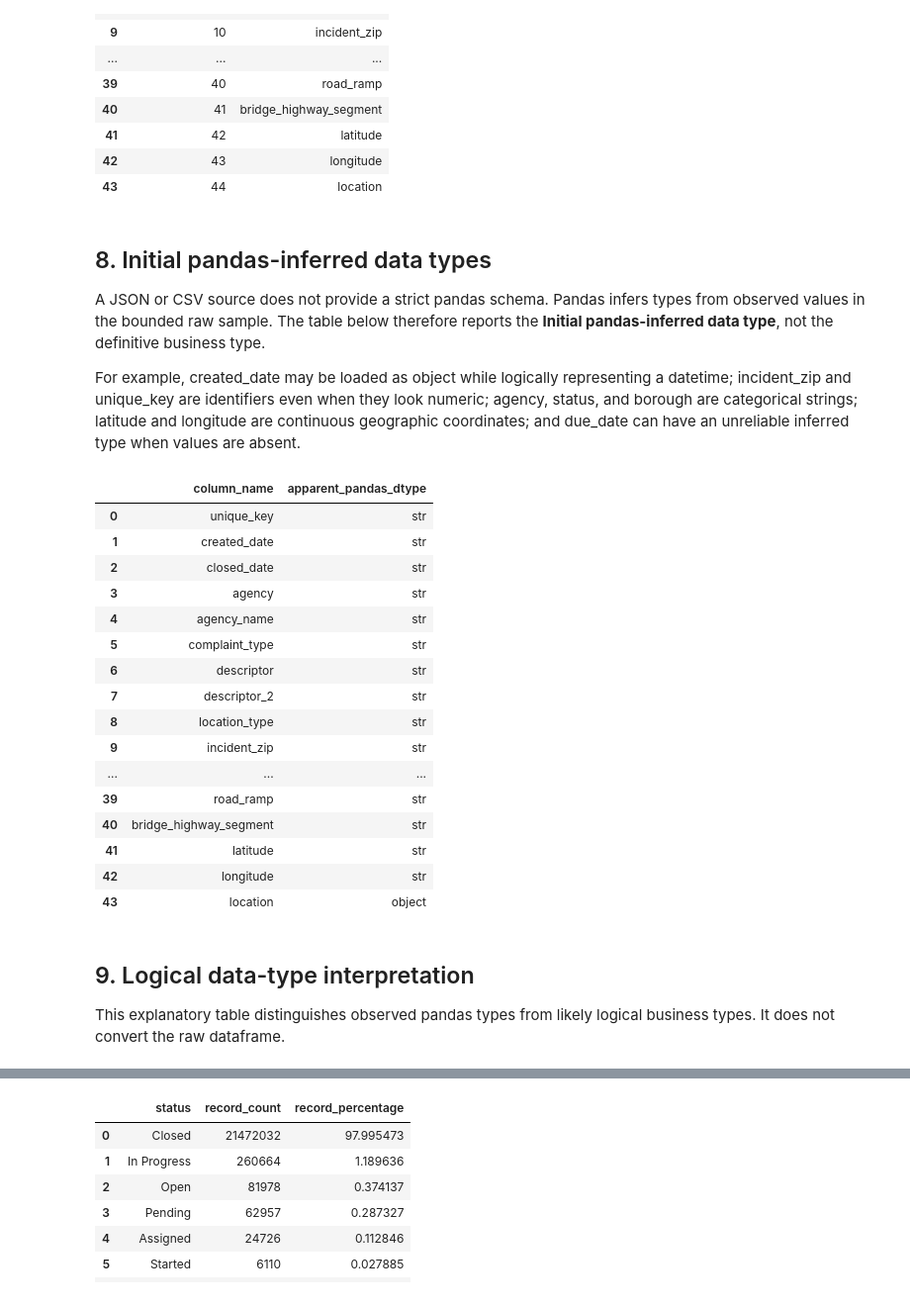
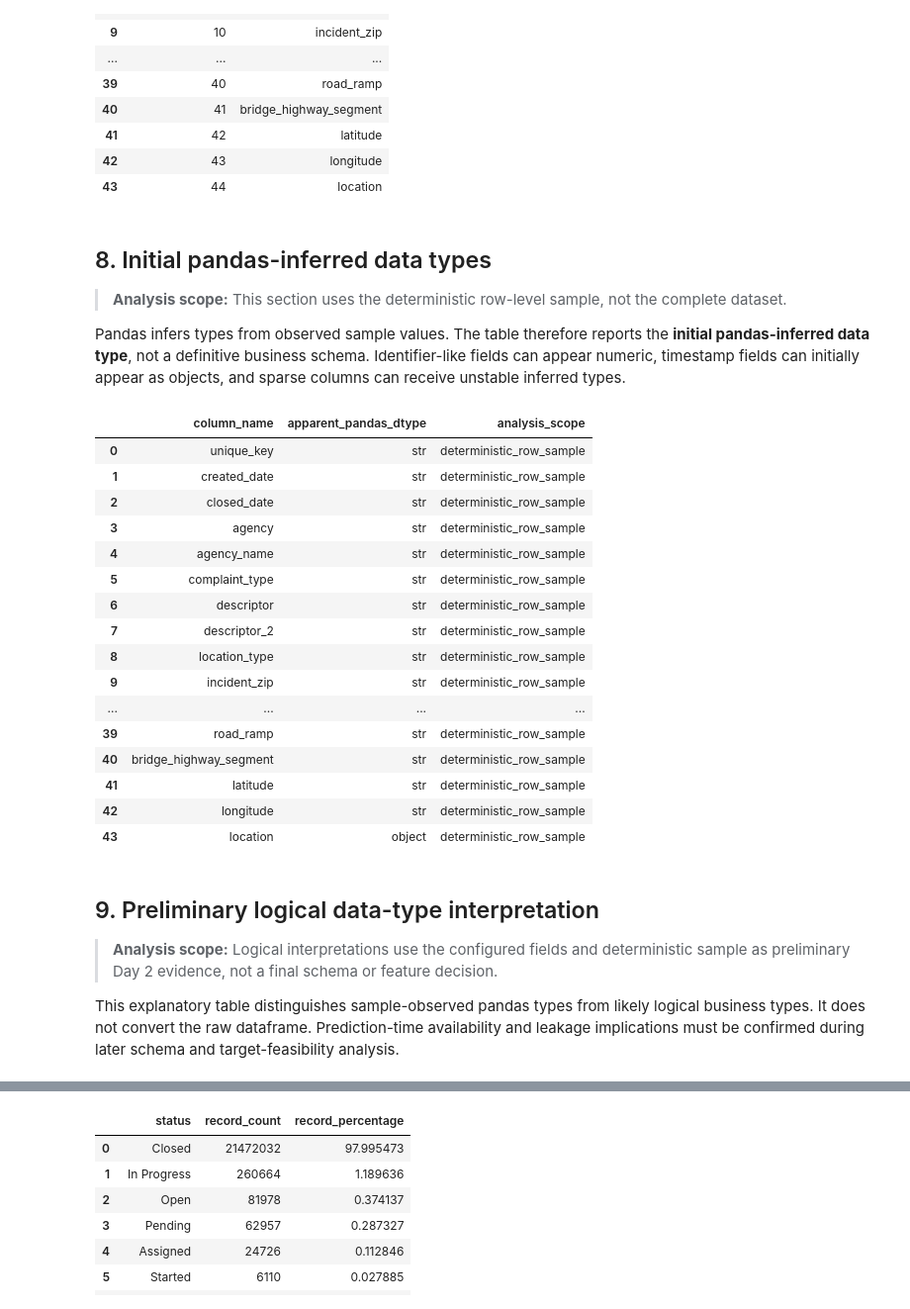
Before and after one commit to mmubashir95/urban-operations-intelligence-platform, a Jupyter notebook: notebooks/01_data_overview.ipynb, the cells around one changed output, grey strips where cells are left out. Shown at 99% size. Drawn from its saved outputs; the diff is of its cells as text; code cells hidden in the pictures.

```diff
--- a/notebooks/01_data_overview.ipynb
+++ b/notebooks/01_data_overview.ipynb
@@ -356,50 +691,54 @@ column_inventory
 # %% [markdown]
 ## 8. Initial pandas-inferred data types
 
-A JSON or CSV source does not provide a strict pandas schema. Pandas infers
-types from observed values in the bounded raw sample. The table below therefore
-reports the **Initial pandas-inferred data type**, not the definitive business
-type.
+> **Analysis scope:** This section uses the deterministic row-level sample,
+> not the complete dataset.
 
-For example, created_date may be loaded as object while logically representing
-a datetime; incident_zip and unique_key are identifiers even when they look
-numeric; agency, status, and borough are categorical strings; latitude and
-longitude are continuous geographic coordinates; and due_date can have an
-unreliable inferred type when values are absent.
+Pandas infers types from observed sample values. The table therefore reports
+the **initial pandas-inferred data type**, not a definitive business schema.
+Identifier-like fields can appear numeric, timestamp fields can initially
+appear as objects, and sparse columns can receive unstable inferred types.
 # %%
 raw_dtype_summary = pd.DataFrame(
     {
         "column_name": df.columns,
         "apparent_pandas_dtype": [str(dtype) for dtype in df.dtypes],
+        "analysis_scope": "deterministic_row_sample",
     }
 )
 raw_dtype_summary.to_csv(
     REPORT_TABLES_DIR / "raw_dtype_summary.csv",
     index=False,
 )
 raw_dtype_summary
 # %% [output]
-|  | column_name | apparent_pandas_dtype |
-| 0 | unique_key | str |
-| 1 | created_date | str |
-| 2 | closed_date | str |
-| 3 | agency | str |
-| 4 | agency_name | str |
-| 5 | complaint_type | str |
-| 6 | descriptor | str |
-| 7 | descriptor_2 | str |
-| 8 | location_type | str |
-| 9 | incident_zip | str |
-| ... | ... | ... |
-| 39 | road_ramp | str |
-| 40 | bridge_highway_segment | str |
-| 41 | latitude | str |
-| 42 | longitude | str |
-| 43 | location | object |
+|  | column_name | apparent_pandas_dtype | analysis_scope |
+| 0 | unique_key | str | deterministic_row_sample |
+| 1 | created_date | str | deterministic_row_sample |
+| 2 | closed_date | str | deterministic_row_sample |
+| 3 | agency | str | deterministic_row_sample |
+| 4 | agency_name | str | deterministic_row_sample |
+| 5 | complaint_type | str | deterministic_row_sample |
+| 6 | descriptor | str | deterministic_row_sample |
+| 7 | descriptor_2 | str | deterministic_row_sample |
+| 8 | location_type | str | deterministic_row_sample |
+| 9 | incident_zip | str | deterministic_row_sample |
+| ... | ... | ... | ... |
+| 39 | road_ramp | str | deterministic_row_sample |
+| 40 | bridge_highway_segment | str | deterministic_row_sample |
+| 41 | latitude | str | deterministic_row_sample |
+| 42 | longitude | str | deterministic_row_sample |
+| 43 | location | object | deterministic_row_sample |
 # %% [markdown]
-## 9. Logical data-type interpretation
+## 9. Preliminary logical data-type interpretation
 
-This explanatory table distinguishes observed pandas types from likely logical
-business types. It does not convert the raw dataframe.
+> **Analysis scope:** Logical interpretations use the configured fields and
+> deterministic sample as preliminary Day 2 evidence, not a final schema or
+> feature decision.
+
+This explanatory table distinguishes sample-observed pandas types from likely
+logical business types. It does not convert the raw dataframe. Prediction-time
+availability and leakage implications must be confirmed during later schema
+and target-feasibility analysis.
 # %%
 logical_type_definitions = [
```
Also changed, not shown: parts of 42 cells of this notebook.
